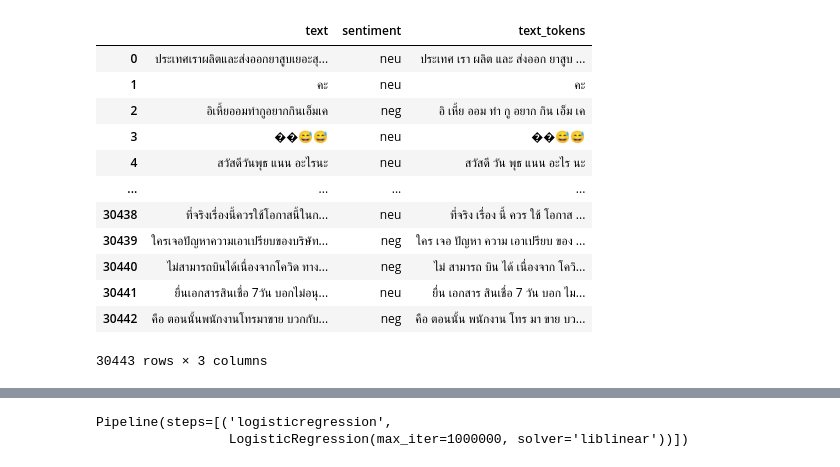
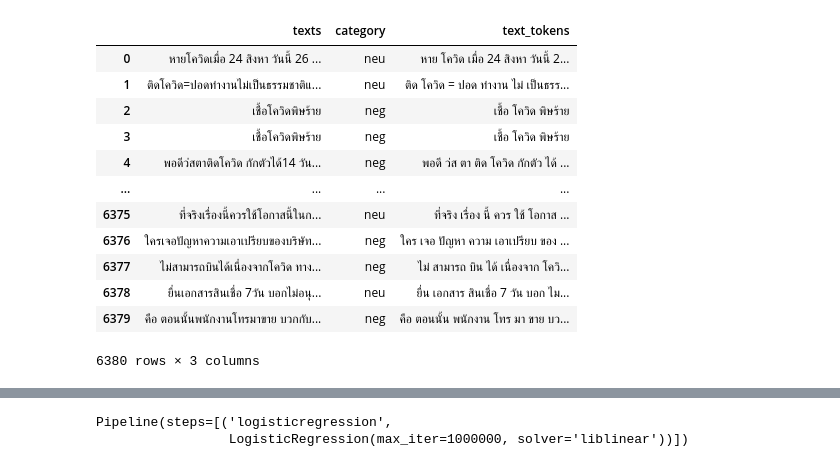
Before and after one commit to rinniizz/nlp, a Jupyter notebook: regresssion.ipynb, the cells around one changed output, grey strips where cells are left out. Drawn from its saved outputs; the diff is of its cells as text; code cells hidden in the pictures.

```diff
--- a/regresssion.ipynb
+++ b/regresssion.ipynb
@@ -3,6 +3,6 @@ import pandas as pd
 import matplotlib.pyplot as plt
 import numpy as np
 # %%
-df = pd.read_csv('output.csv', names=['text', 'sentiment'], header=None)
+df = pd.read_csv('convert.csv', names=['texts', 'category'], header=None)
 df
 # %% [output]
@@ -49,37 +107,37 @@ thai_stopwords
 # %%
 from pythainlp import word_tokenize
 def text_process(text):
     # final = "".join(u for u in text if u not in ("?", ".", ";", ":", "!", '"', "ๆ", "ฯ","™","#","/","�","😅","💨","😬","👍🏻","‼️","@","/","<",">","😂","😭","☺️","❤️","😍","%",")","(","*","\"","'",",",".","”","&","^","!","~","-","+","{","}","[","]","?"
     #                                              ,"A","a","B","b","C","c","D","d","E","e","F","f"
     #                                              ,"G","g","H","h","I","i","J","j","K","k","L","l"
     #                                              ,"M","m","N","n","O","o","P","p","Q","q","R","r"
     #                                              ,"S","s","T","t","U","u","V","v","W","w","X","x"
     #                                              ,"Y","y","Z","z","1","2","3","4","5","6","7","8","9","0"
     #                                              ,"=","_","-","$","\"","|","£","¥","®","¯","▽","¼","½","¾"
     #                                              ,"É","×","á","ä","é","ò","ô","ûé"))
     final = "".join(u for u in text if u not in ("?", ".", ";", ":", "!", '"', "ๆ", "ฯ","™","#","/"))
     final = word_tokenize(final)
     final = " ".join(word for word in final)
     final = " ".join(word for word in final.split()
                      if word.lower not in thai_stopwords)
     return final
-df['text_tokens'] = df['text'].apply(text_process)
+df['text_tokens'] = df['texts'].apply(text_process)
 df.to_csv("text_tokent.csv", index=False, encoding='utf-8-sig')
 df
 # %% [output]
-|  | text | sentiment | text_tokens |
-| 0 | ประเทศเราผลิตและส่งออกยาสูบเยอะสุ... | neu | ประเทศ เรา ผลิต และ ส่งออก ยาสูบ ... |
-| 1 | คะ | neu | คะ |
-| 2 | อิเหี้ยออมทำกูอยากกินเอ็มเค | neg | อิ เหี้ย ออม ทำ กู อยาก กิน เอ็ม เค |
-| 3 | ��😅😅 | neu | ��😅😅 |
-| 4 | สวัสดีวันพุธ แนน อะไรนะ | neu | สวัสดี วัน พุธ แนน อะไร นะ |
+|  | texts | category | text_tokens |
+| 0 | หายโควิดเมื่อ 24 สิงหา วันนี้ 26 ... | neu | หาย โควิด เมื่อ 24 สิงหา วันนี้ 2... |
+| 1 | ติดโควิด=ปอดทำงานไม่เป็นธรรมชาติแ... | neu | ติด โควิด = ปอด ทำงาน ไม่ เป็นธรร... |
+| 2 | เชื้อโควิดพิษร้าย | neg | เชื้อ โควิด พิษร้าย |
+| 3 | เชื้อโควิดพิษร้าย | neg | เชื้อ โควิด พิษร้าย |
+| 4 | พอดีว่สตาติดโควิด กักตัวได้14 วัน... | neg | พอดี ว่ส ตา ติด โควิด กักตัว ได้ ... |
 | ... | ... | ... | ... |
-| 30438 | ที่จริงเรื่องนี้ควรใช้โอกาสนี้ในก... | neu | ที่จริง เรื่อง นี้ ควร ใช้ โอกาส ... |
-| 30439 | ใครเจอปัญหาความเอาเปรียบของบริษัท... | neg | ใคร เจอ ปัญหา ความ เอาเปรียบ ของ ... |
-| 30440 | ไม่สามารถบินได้เนื่องจากโควิด ทาง... | neg | ไม่ สามารถ บิน ได้ เนื่องจาก โควิ... |
-| 30441 | ยื่นเอกสารสินเชื่อ 7วัน บอกไม่อนุ... | neu | ยื่น เอกสาร สินเชื่อ 7 วัน บอก ไม... |
-| 30442 | คือ ตอนนั้นพนักงานโทรมาขาย บวกกับ... | neg | คือ ตอนนั้น พนักงาน โทร มา ขาย บว... |
+| 6375 | ที่จริงเรื่องนี้ควรใช้โอกาสนี้ในก... | neu | ที่จริง เรื่อง นี้ ควร ใช้ โอกาส ... |
+| 6376 | ใครเจอปัญหาความเอาเปรียบของบริษัท... | neg | ใคร เจอ ปัญหา ความ เอาเปรียบ ของ ... |
+| 6377 | ไม่สามารถบินได้เนื่องจากโควิด ทาง... | neg | ไม่ สามารถ บิน ได้ เนื่องจาก โควิ... |
+| 6378 | ยื่นเอกสารสินเชื่อ 7วัน บอกไม่อนุ... | neu | ยื่น เอกสาร สินเชื่อ 7 วัน บอก ไม... |
+| 6379 | คือ ตอนนั้นพนักงานโทรมาขาย บวกกับ... | neg | คือ ตอนนั้น พนักงาน โทร มา ขาย บว... |
-30443 rows × 3 columns
+6380 rows × 3 columns
 # %%
 from sklearn.model_selection import train_test_split
 X = df[['text_tokens']]
```
Also changed, not shown: parts of 14 cells of this notebook, 37 other files.
